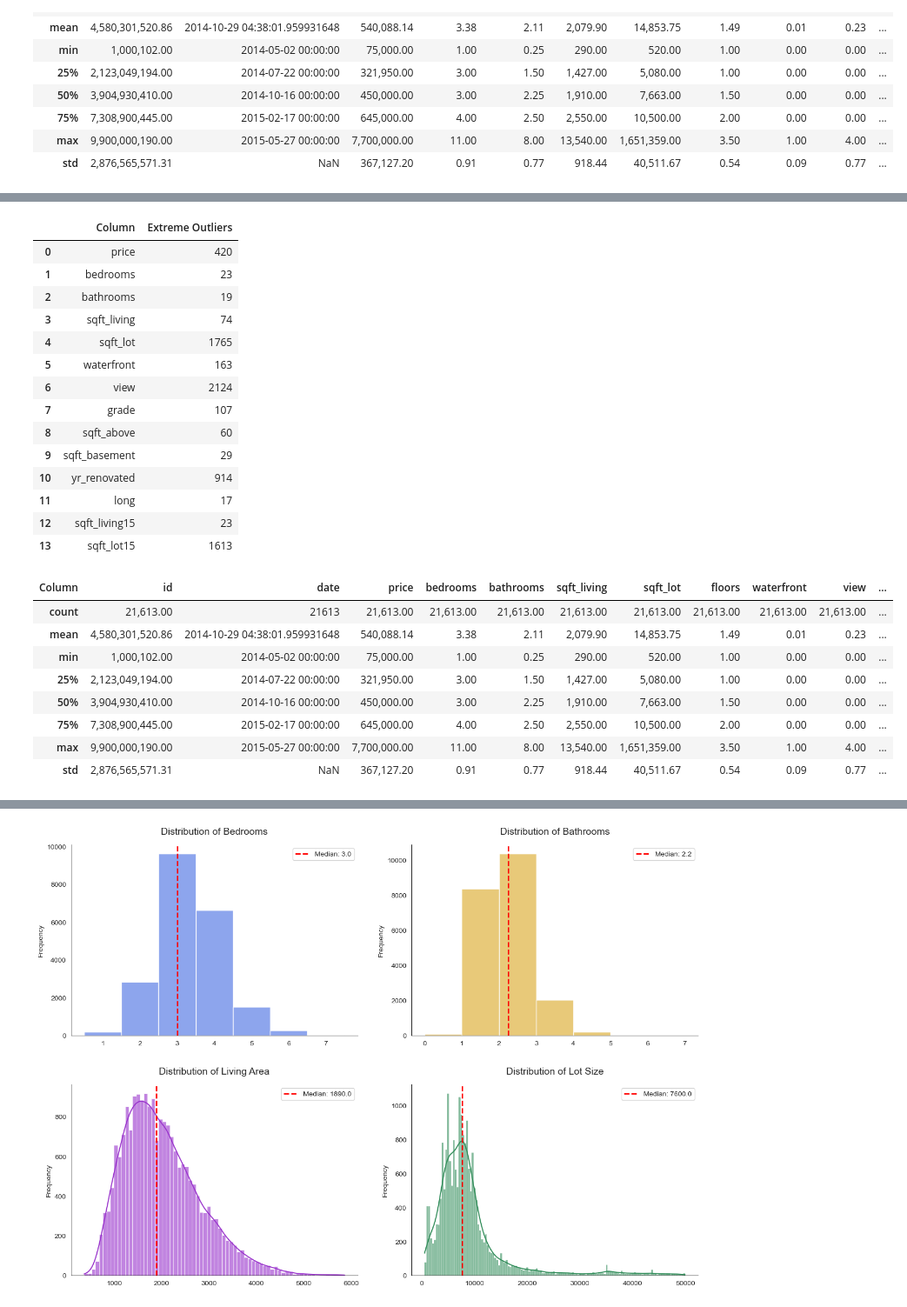
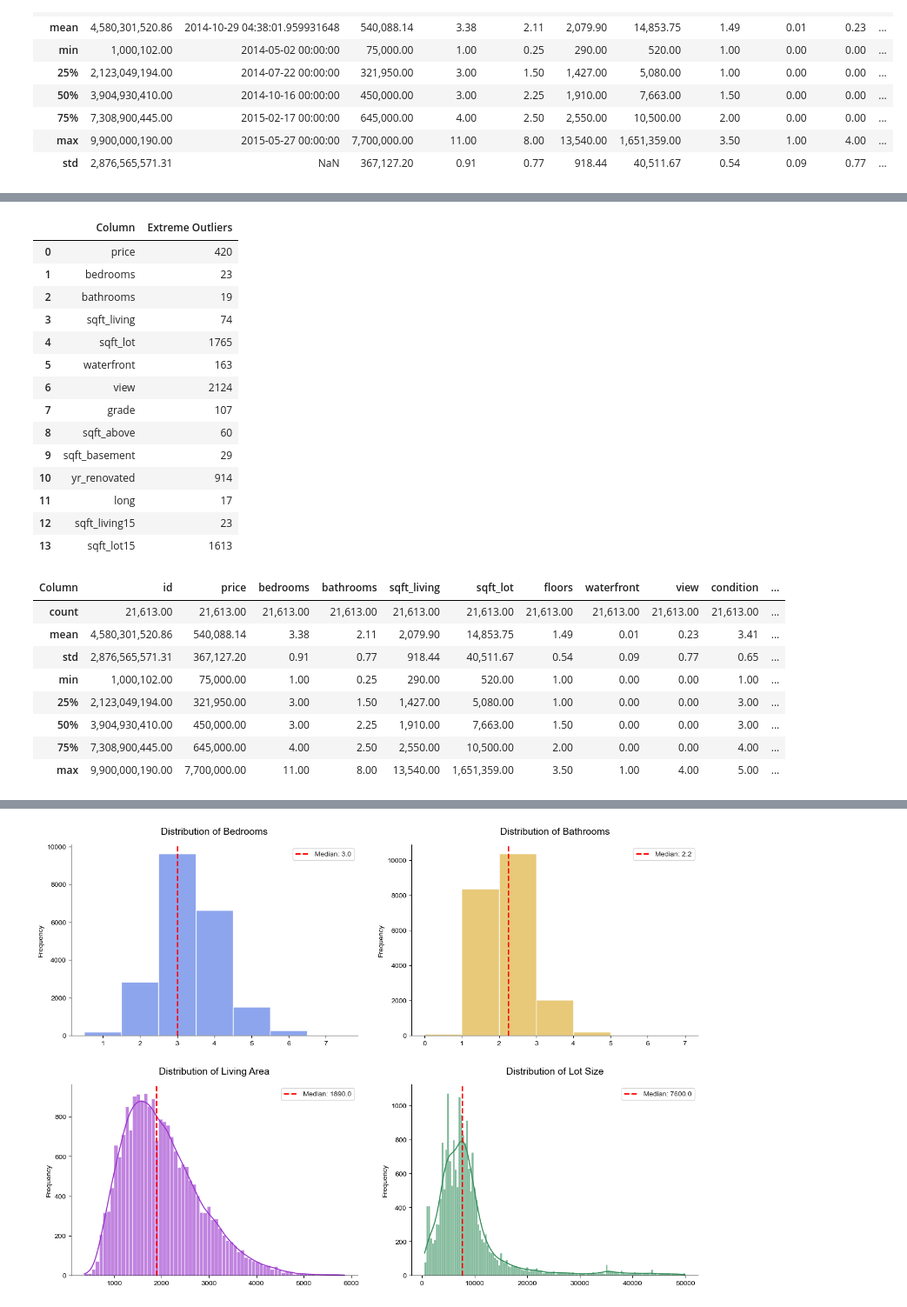
Before and after one commit to jblackman-bit/ads_500b_final_project, a Jupyter notebook: EDA/EDA.ipynb, the cells around one changed output, grey strips where cells are left out. Shown at 87% size. Saved outputs shown, nothing was run; the diff lists cells and outputs as text; code cells hidden in the pictures.

```diff
--- a/EDA/EDA.ipynb
+++ b/EDA/EDA.ipynb
@@ -267,40 +309,40 @@ for col in df.select_dtypes(include='number').columns:
     lower_bound = q1 - 3.0 * iqr
     upper_bound = q3 + 3.0 * iqr
     # Count the outliers by column
     extreme_outliers = len(
         df[(df[col] < lower_bound) | (df[col] > upper_bound)])
     if extreme_outliers > 0:
         outlier_counts[col] = extreme_outliers
 
 outlier_df = pd.DataFrame.from_dict(
     outlier_counts, orient='index', columns=['Extreme Outliers'])
 outlier_df.index.name = 'Column'
 
 display(outlier_df.reset_index())
 
-df.describe()
+df.describe(include='number')
 # %% [output]
 |  | Column | Extreme Outliers |
 | 0 | price | 420 |
 | 1 | bedrooms | 23 |
 | 2 | bathrooms | 19 |
 | 3 | sqft_living | 74 |
 | 4 | sqft_lot | 1765 |
 | 5 | waterfront | 163 |
 | 6 | view | 2124 |
 | 7 | grade | 107 |
 | 8 | sqft_above | 60 |
 | 9 | sqft_basement | 29 |
 | 10 | yr_renovated | 914 |
 | 11 | long | 17 |
 | 12 | sqft_living15 | 23 |
 | 13 | sqft_lot15 | 1613 |
-| Column | id | date | price | bedrooms | bathrooms | sqft_living | sqft_lot | floors | waterfront | view | ... |
-| count | 21,613.00 | 21613 | 21,613.00 | 21,613.00 | 21,613.00 | 21,613.00 | 21,613.00 | 21,613.00 | 21,613.00 | 21,613.00 | ... |
-| mean | 4,580,301,520.86 | 2014-10-29 04:38:01.959931648 | 540,088.14 | 3.38 | 2.11 | 2,079.90 | 14,853.75 | 1.49 | 0.01 | 0.23 | ... |
-| min | 1,000,102.00 | 2014-05-02 00:00:00 | 75,000.00 | 1.00 | 0.25 | 290.00 | 520.00 | 1.00 | 0.00 | 0.00 | ... |
-| 25% | 2,123,049,194.00 | 2014-07-22 00:00:00 | 321,950.00 | 3.00 | 1.50 | 1,427.00 | 5,080.00 | 1.00 | 0.00 | 0.00 | ... |
-| 50% | 3,904,930,410.00 | 2014-10-16 00:00:00 | 450,000.00 | 3.00 | 2.25 | 1,910.00 | 7,663.00 | 1.50 | 0.00 | 0.00 | ... |
-| 75% | 7,308,900,445.00 | 2015-02-17 00:00:00 | 645,000.00 | 4.00 | 2.50 | 2,550.00 | 10,500.00 | 2.00 | 0.00 | 0.00 | ... |
-| max | 9,900,000,190.00 | 2015-05-27 00:00:00 | 7,700,000.00 | 11.00 | 8.00 | 13,540.00 | 1,651,359.00 | 3.50 | 1.00 | 4.00 | ... |
-| std | 2,876,565,571.31 | NaN | 367,127.20 | 0.91 | 0.77 | 918.44 | 40,511.67 | 0.54 | 0.09 | 0.77 | ... |
+| Column | id | price | bedrooms | bathrooms | sqft_living | sqft_lot | floors | waterfront | view | condition | ... |
+| count | 21,613.00 | 21,613.00 | 21,613.00 | 21,613.00 | 21,613.00 | 21,613.00 | 21,613.00 | 21,613.00 | 21,613.00 | 21,613.00 | ... |
+| mean | 4,580,301,520.86 | 540,088.14 | 3.38 | 2.11 | 2,079.90 | 14,853.75 | 1.49 | 0.01 | 0.23 | 3.41 | ... |
+| std | 2,876,565,571.31 | 367,127.20 | 0.91 | 0.77 | 918.44 | 40,511.67 | 0.54 | 0.09 | 0.77 | 0.65 | ... |
+| min | 1,000,102.00 | 75,000.00 | 1.00 | 0.25 | 290.00 | 520.00 | 1.00 | 0.00 | 0.00 | 1.00 | ... |
+| 25% | 2,123,049,194.00 | 321,950.00 | 3.00 | 1.50 | 1,427.00 | 5,080.00 | 1.00 | 0.00 | 0.00 | 3.00 | ... |
+| 50% | 3,904,930,410.00 | 450,000.00 | 3.00 | 2.25 | 1,910.00 | 7,663.00 | 1.50 | 0.00 | 0.00 | 3.00 | ... |
+| 75% | 7,308,900,445.00 | 645,000.00 | 4.00 | 2.50 | 2,550.00 | 10,500.00 | 2.00 | 0.00 | 0.00 | 4.00 | ... |
+| max | 9,900,000,190.00 | 7,700,000.00 | 11.00 | 8.00 | 13,540.00 | 1,651,359.00 | 3.50 | 1.00 | 4.00 | 5.00 | ... |
```
Also changed, not shown: parts of 21 cells of this notebook, 1 other file.
